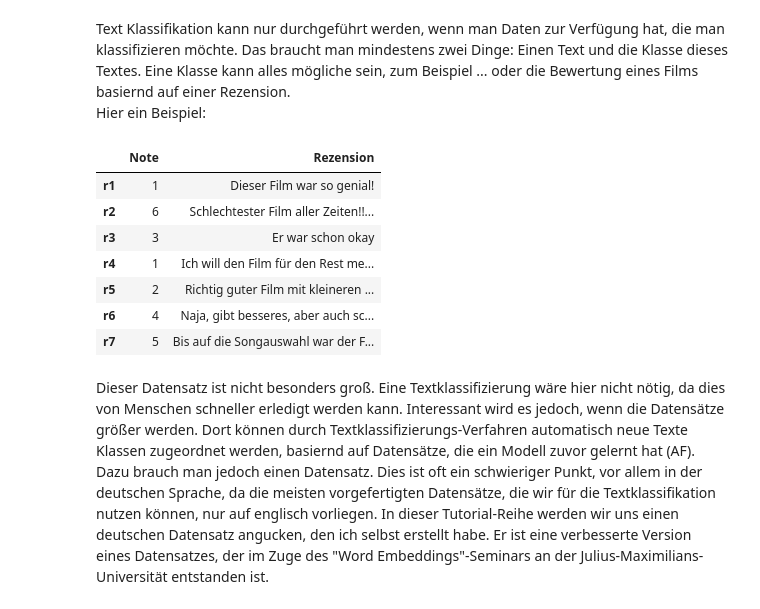
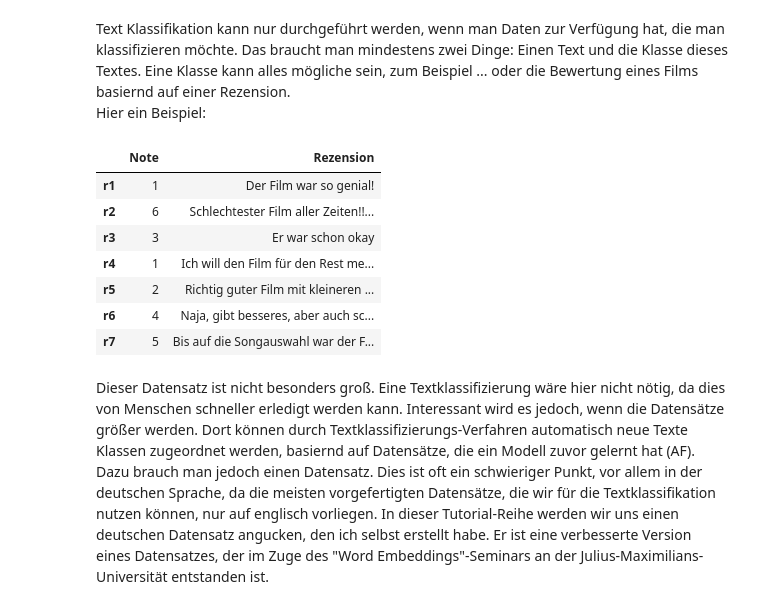
Before and after one commit to realjanpaulus/german_text_classification_nlp, a Jupyter notebook: tutorials/Kapitel 2 - Das Korpus.ipynb, the cells around one changed output. Saved outputs shown, nothing was run; the diff lists cells and outputs as text; code cells hidden in the pictures.

```diff
--- a/tutorials/Kapitel 2 - Das Korpus.ipynb
+++ b/tutorials/Kapitel 2 - Das Korpus.ipynb
@@ -9,18 +9,18 @@ Quelle: https://monkeylearn.com/text-classification/
 # %% [markdown]
 Text Klassifikation kann nur durchgeführt werden, wenn man Daten zur Verfügung hat, die man klassifizieren möchte. Das braucht man mindestens zwei Dinge: Einen Text und die Klasse dieses Textes. Eine Klasse kann alles mögliche sein, zum Beispiel ... oder die Bewertung eines Films basiernd auf einer Rezension.<br> Hier ein Beispiel:
 # %%
-d = {"r1": [1, "Dieser Film war so genial!"],
+d = {"r1": [1, "Der Film war so genial!"],
      "r2": [6, "Schlechtester Film aller Zeiten!!!!1!!!1!!"],
      "r3": [3, "Er war schon okay"],
      "r4": [1, "Ich will den Film für den Rest meines Lebens jeden Tag gucken :O"],
      "r5": [2, "Richtig guter Film mit kleineren Schwächen"],
      "r6": [4, "Naja, gibt besseres, aber auch schlechteres, wenn auch nicht viel..."],
      "r7": [5, "Bis auf die Songauswahl war der Film zum Kotzen"]}
 df = pd.DataFrame.from_dict(d, orient="index", columns=["Note", "Rezension"])
 df
 # %% [output]
 |  | Note | Rezension |
-| r1 | 1 | Dieser Film war so genial! |
+| r1 | 1 | Der Film war so genial! |
 | r2 | 6 | Schlechtester Film aller Zeiten!!... |
 | r3 | 3 | Er war schon okay |
 | r4 | 1 | Ich will den Film für den Rest me... |
```
Also changed, not shown: parts of 1 cell of this notebook, 4 other files.
